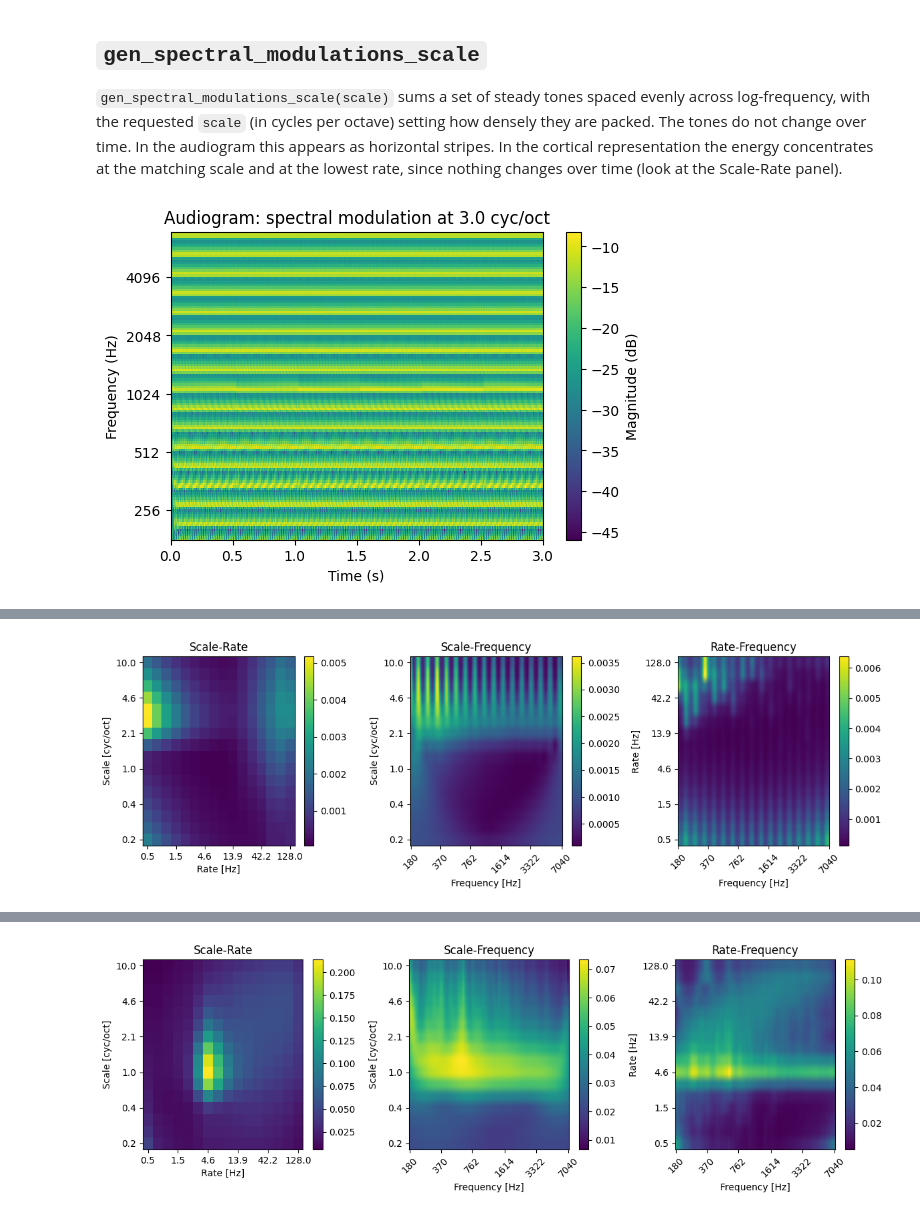
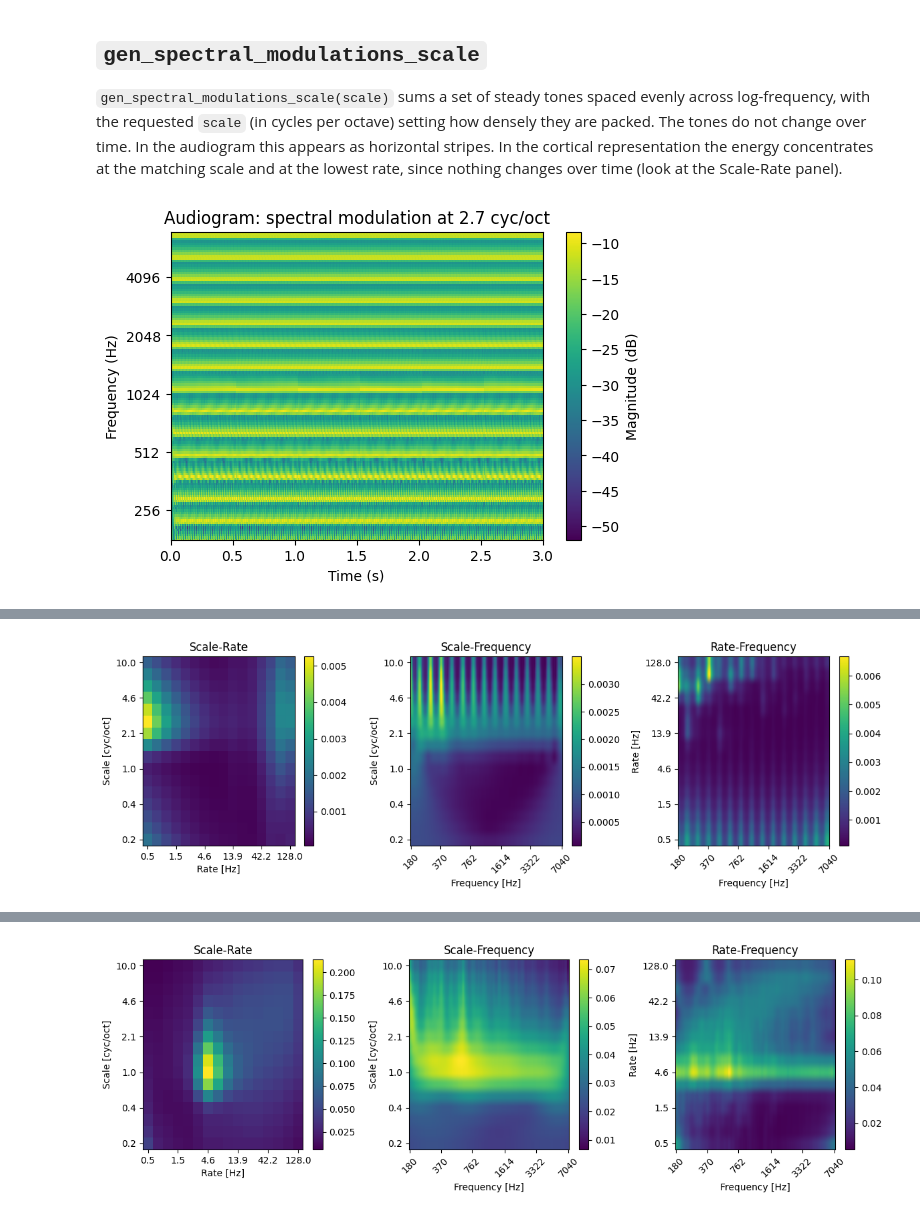
Before and after one commit to ninocapipoca/neural_audio, a Jupyter notebook: tutorials/Tutorial 3 - Stimulus sound generators.ipynb, the cells around one changed output, grey strips where cells are left out. Drawn from its saved outputs; the diff is of its cells as text; code cells hidden in the pictures.

```diff
--- a/tutorials/Tutorial 3 - Stimulus sound generators.ipynb
+++ b/tutorials/Tutorial 3 - Stimulus sound generators.ipynb
@@ -287,25 +282,24 @@ plot_cr_temporal(cr, half_rates, half_scales, time_points)
 
 `gen_spectral_modulations_scale(scale)` sums a set of steady tones spaced evenly across log-frequency, with the requested `scale` (in cycles per octave) setting how densely they are packed. The tones do not change over time. In the audiogram this appears as horizontal stripes. In the cortical representation the energy concentrates at the matching scale and at the lowest rate, since nothing changes over time (look at the Scale-Rate panel).
 # %%
-scale = 3#half_scales[10]
-waveform = gen_spectral_modulations_scale(scale, duration=3)
+scale = half_scales[10]
+spectral_mod_wave = gen_spectral_modulations_scale(scale, duration=3)
 
 # Audiogram
-time_points, frequencies, audiogram = wav2aud(waveform)
+s_time_points, s_frequencies, s_audiogram = wav2aud(spectral_mod_wave)
 plt.figure(figsize=(6, 4))
-plot_spectrogram(audiogram, time_points, frequencies,
+plot_spectrogram(s_audiogram, s_time_points, s_frequencies,
                  title=f"Audiogram: spectral modulation at {scale:.1f} cyc/oct")
 plt.show()
 
-display(Audio(waveform, rate=16000))
+display(Audio(spectral_mod_wave, rate=16000))
 # %% [output]
-[figure, old version]
+[figure, new version]
 [interactive output not drawn]
 # %%
-# Cortical representation (time-averaged projections)
-cr = aud2cor(audiogram, rates=half_rates, scales=half_scales)
-plot_cr_projection(cr, half_rates, scales=half_scales, frequencies=frequencies)
+cr_spectral = aud2cor(s_audiogram, rates=half_rates, scales=half_scales)
+plot_cr_projection(cr_spectral, half_rates, scales=half_scales, frequencies=s_frequencies)
 plt.show()
 # %% [output]
-[figure, old version]
+[figure, new version]
 # %%
```
Also changed, not shown: parts of 20 cells of this notebook, 2 other files.
